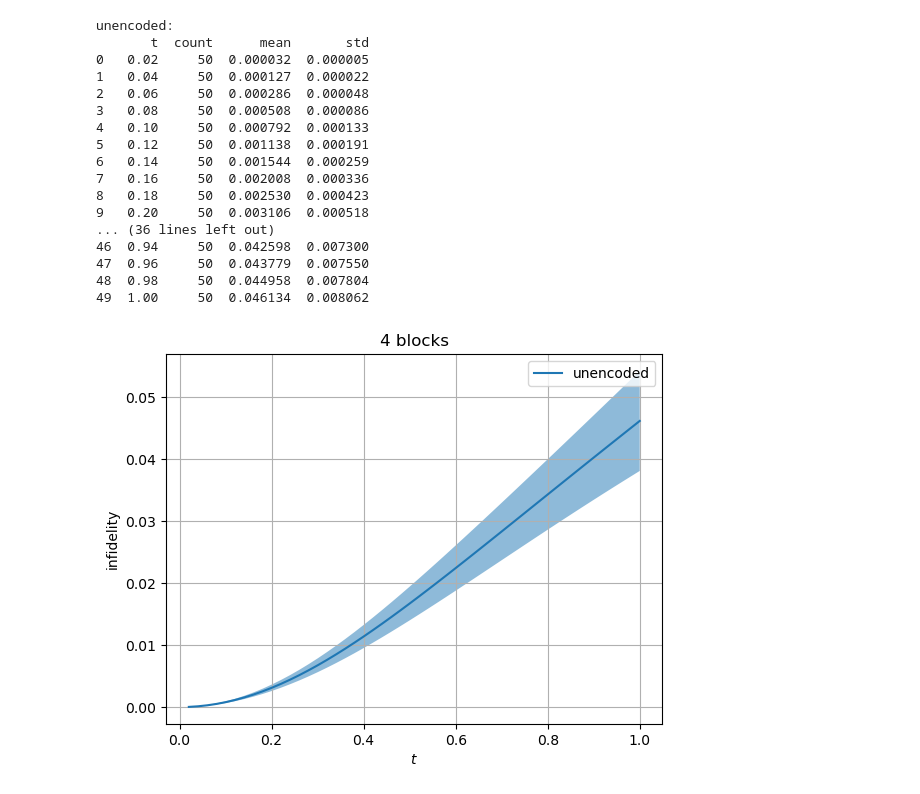
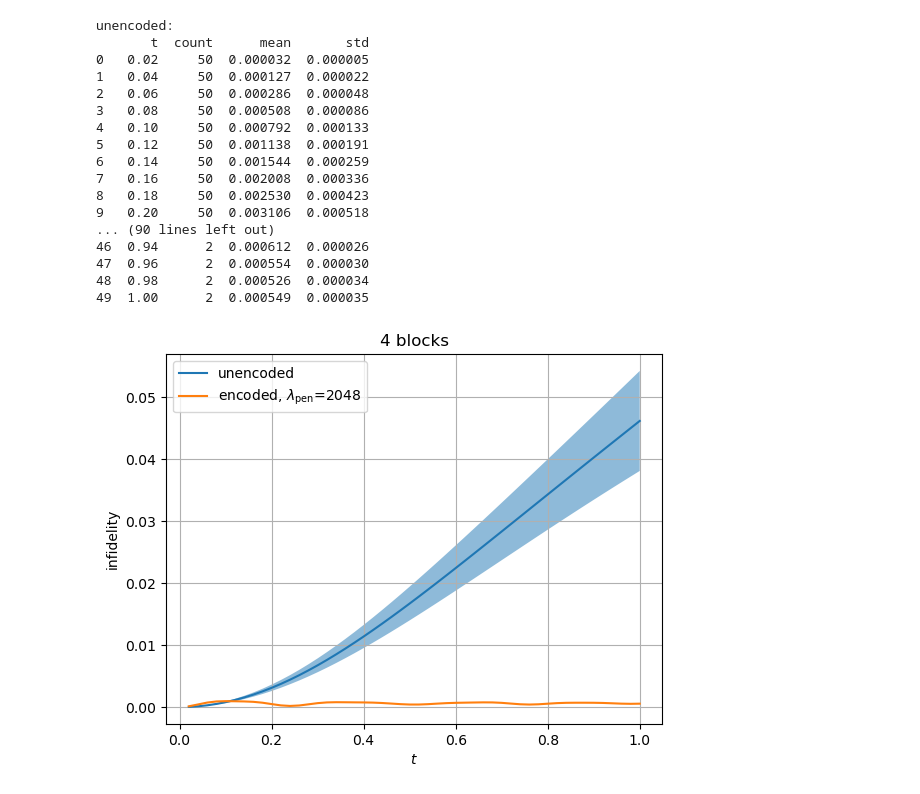
Before and after one commit to sqrta/ErrorSupression, a Jupyter notebook: use-dynamite/data/plot_sweep_time.ipynb, the cells around one changed output. Cells and saved outputs as stored; diff of their text form; code cells hidden in the pictures.

Commit message:
update plot

```diff
--- a/use-dynamite/data/plot_sweep_time.ipynb
+++ b/use-dynamite/data/plot_sweep_time.ipynb
@@ -3,7 +3,7 @@ import numpy as np
 import pandas as pd
 import matplotlib.pyplot as plt
 # %%
-# unencoded
+##### unencoded #####
 data_t, data_seed, data_infidelity = [], [], []
 
 f = open("sweep_time_unencoded_8qubits_noise=0.1.txt")
@@ -25,40 +25,68 @@ df = pd.DataFrame(data={
 newdf = df.groupby("t")["infidelity"].agg(['count', 'mean', 'std']).reset_index()
 print("unencoded:")
 print(newdf)
 print("\n")
 t_arr = newdf["t"].to_numpy()
 mean_arr = newdf["mean"].to_numpy()
 std_arr = newdf["std"].to_numpy()
 
-# plt.errorbar(t_arr, mean_arr, yerr=std_arr,
-#                 label=f'unencoded',
-#                 fmt='o', markersize=3, zorder=2)
 plt.plot(t_arr, mean_arr, label=f'unencoded')
 plt.fill_between(t_arr, mean_arr + std_arr, mean_arr - std_arr, alpha = 0.5)
+
+##### encoded #####
+for lamb in [2048]:
+    data_t, data_seed, data_infidelity = [], [], []
+
+    f = open(f"sweep_time_4blocks_noise=0.1_lamb={lamb}.txt")
+    for line in f.readlines():
+        line = line.strip().replace("#blocks =", "").replace("noise =", "").replace("lamb =", "").replace(
+            "t =", "").replace("seed =", "").replace("innerprod =", "").replace(",", "")
+        _, _, _, t, seed, innerprod = line.split()
+        data_t.append(float(t))
+        data_seed.append(int(seed))
+        data_infidelity.append(1 - abs(complex(innerprod)) ** 2)
+    f.close()
+
+    df = pd.DataFrame(data={
+        "t": data_t,
+        "seed": data_seed,
+        "infidelity": data_infidelity
+    })
+
+    newdf = df.groupby("t")["infidelity"].agg(['count', 'mean', 'std']).reset_index()
+    print(f"encoded, lamb={lamb}:")
+    print(newdf)
+    print("\n")
+    t_arr = newdf["t"].to_numpy()
+    mean_arr = newdf["mean"].to_numpy()
+    std_arr = newdf["std"].to_numpy()
+
+    plt.plot(t_arr, mean_arr, label=r"encoded, $\lambda_{\mathrm{pen}}$=" + f"{lamb}")
+    plt.fill_between(t_arr, mean_arr + std_arr, mean_arr - std_arr, alpha = 0.5)
 
 plt.xlabel(r"$t$")
 plt.ylabel("infidelity")
 plt.title("4 blocks")
-plt.legend()
+plt.legend(loc='upper left')
 plt.grid()
 plt.savefig("sweep_time_4blocks_noise=0.1.pdf", format="pdf", bbox_inches="tight")
 plt.show()
 # %% [output]
 unencoded:
        t  count      mean       std
 0   0.02     50  0.000032  0.000005
 1   0.04     50  0.000127  0.000022
 2   0.06     50  0.000286  0.000048
 3   0.08     50  0.000508  0.000086
 4   0.10     50  0.000792  0.000133
 5   0.12     50  0.001138  0.000191
 6   0.14     50  0.001544  0.000259
 7   0.16     50  0.002008  0.000336
 8   0.18     50  0.002530  0.000423
 9   0.20     50  0.003106  0.000518
-... (36 lines left out)
-46  0.94     50  0.042598  0.007300
-47  0.96     50  0.043779  0.007550
-48  0.98     50  0.044958  0.007804
-49  1.00     50  0.046134  0.008062
+... (90 lines left out)
+46  0.94      2  0.000612  0.000026
+47  0.96      2  0.000554  0.000030
+48  0.98      2  0.000526  0.000034
+49  1.00      2  0.000549  0.000035
-[figure, old version]
+[figure, new version]
```
